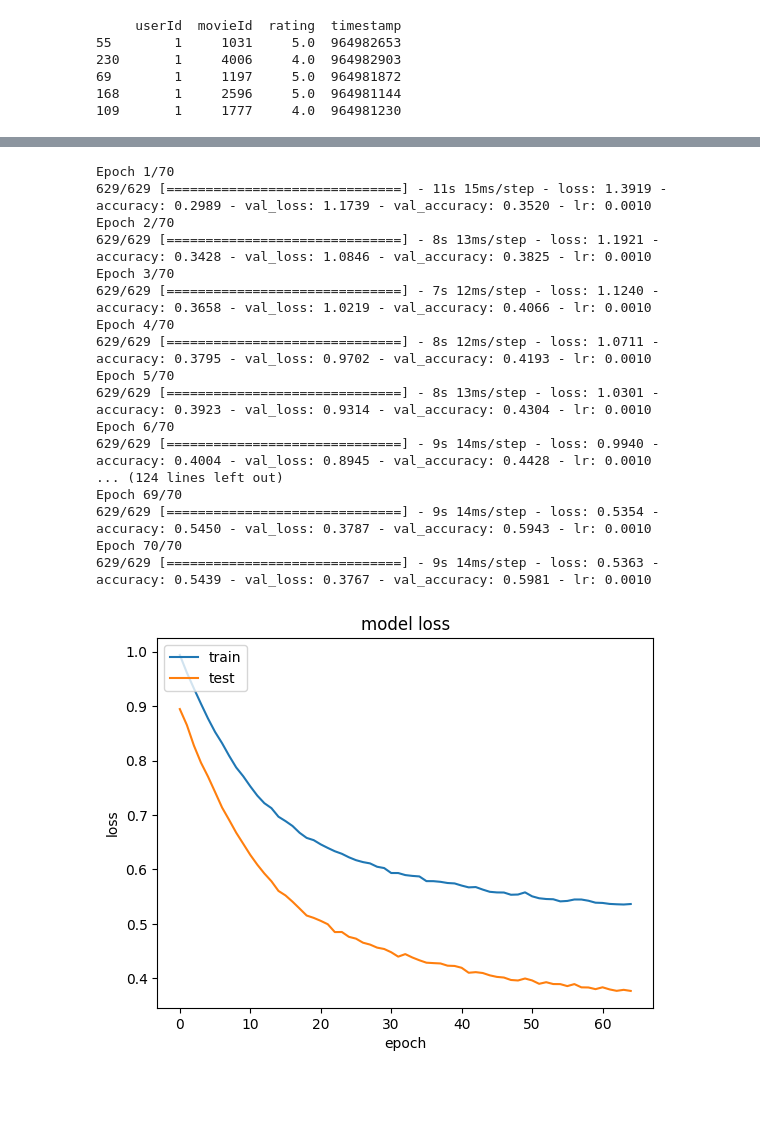
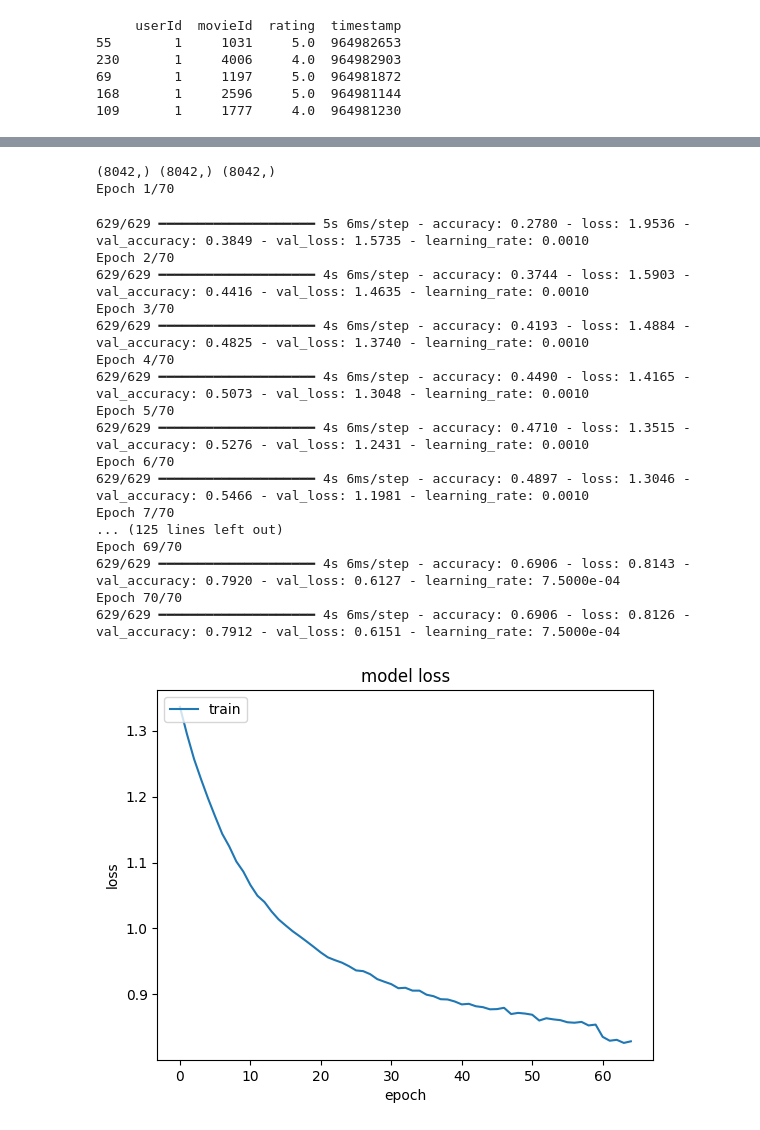
Before and after one commit to johntawfik/439-final-project, a Jupyter notebook: dnn.ipynb, the cells around one changed output, grey strips where cells are left out. Cells and saved outputs as stored; diff of their text form; code cells hidden in the pictures; blank space fills up the shorter version.

```diff
--- a/dnn.ipynb
+++ b/dnn.ipynb
@@ -70,7 +67,7 @@ test_data['movie_index'] = test_data['movieId'].map(movie_id_mapping)
 
 # Encode the ratings as class indices
 rating_values = sorted(train_data['rating'].unique())
-
+print(rating_values)
 
 X_train_array = [train_data['user_index'].values, train_data['movie_index'].values]
 y_train = train_data['rating'].values
@@ -79,11 +76,15 @@ y_test = test_data['rating'].values
 
 label_encoder = LabelEncoder()
 y_train_class = label_encoder.fit_transform(y_train)
-y_test_class = label_encoder.transform(y_test)
+y_test_class = label_encoder.fit_transform(y_test)
 
-# train_data, val_data = train_test_split(train_data, test_size=0.1, random_state=42)
-# val_data['user_index'] = val_data['userId'].map(user_id_mapping)
-# val_data['movie_index'] = val_data['movieId'].map(movie_id_mapping)
+# y_train_one_hot = torch.nn.functional.one_hot(torch.tensor(y_train_class), num_classes=len(rating_values)).float()
+# y_test_one_hot = torch.nn.functional.one_hot(torch.tensor(y_test_class), num_classes=len(rating_values)).float()
 
-# X_val_array = [val_data['user_index'].values, val_data['movie_index'].values]
-# y_val = val_data['rating'].values
+_, val_data = train_test_split(train_data, test_size=0.1, random_state=42)
+val_data['user_index'] = val_data['userId'].map(user_id_mapping)
+val_data['movie_index'] = val_data['movieId'].map(movie_id_mapping)
+
+X_val_array = [val_data['user_index'].values, val_data['movie_index'].values]
+y_val = val_data['rating'].values
+y_val_class = label_encoder.fit_transform(y_val)
@@ -141,41 +155,49 @@ model = tf.keras.models.Model(inputs=[user,movie], outputs=x)
 # model.compile(loss='binary_crossentropy', optimizer = optimizer)
 # model.compile(loss='mean_squared_error', optimizer = optimizer,metrics=['accuracy'])
 model.compile(
-    optimizer=tf.keras.optimizers.Adam(learning_rate=0.001),
+    optimizer=tf.keras.optimizers.Adam(learning_rate=1e-3),
     loss='sparse_categorical_crossentropy',
     metrics=['accuracy']
 )
 # %%
 reduce_lr = tf.keras.callbacks.ReduceLROnPlateau(monitor='val_loss', factor=0.75, patience=3, min_lr=0.000001, verbose=1)
 
-history = model.fit(x = X_train_array,y=y_train, batch_size=128, epochs=70, verbose=1,shuffle=True, validation_data=(X_val_array, y_val), callbacks=[reduce_lr])
+# print(X_train_array.T.shape, y_train.shape)
+# print(len(X_test_array), len(y_test))
+# x_train = [X_train_array[0], X_train_array[1]]
+# x_test = [X_test_array[0], X_test_array[1]]
+print(X_val_array[0].shape, X_val_array[1].shape, y_val_class.shape)
+history = model.fit(x=X_train_array, y=y_train_class, batch_size=128, epochs=70, verbose=1,shuffle=True, validation_data=(X_val_array, y_val_class), callbacks=[reduce_lr])
+# history = model.fit(x=X_train_array,y=y_train_class, batch_size=128, epochs=70, verbose=1,shuffle=True, callbacks=[reduce_lr])
 
 # without mappings loss = 1.134 accuracy = 0.3664
 # %% [output]
+(8042,) (8042,) (8042,)
 Epoch 1/70
-629/629 [==============================] - 11s 15ms/step - loss: 1.3919 - accuracy: 0.2989 - val_loss: 1.1739 - val_accuracy: 0.3520 - lr: 0.0010
-Epoch 2/70
-629/629 [==============================] - 8s 13ms/step - loss: 1.1921 - accuracy: 0.3428 - val_loss: 1.0846 - val_accuracy: 0.3825 - lr: 0.0010
-Epoch 3/70
-629/629 [==============================] - 7s 12ms/step - loss: 1.1240 - accuracy: 0.3658 - val_loss: 1.0219 - val_accuracy: 0.4066 - lr: 0.0010
-Epoch 4/70
-629/629 [==============================] - 8s 12ms/step - loss: 1.0711 - accuracy: 0.3795 - val_loss: 0.9702 - val_accuracy: 0.4193 - lr: 0.0010
-Epoch 5/70
-629/629 [==============================] - 8s 13ms/step - loss: 1.0301 - accuracy: 0.3923 - val_loss: 0.9314 - val_accuracy: 0.4304 - lr: 0.0010
-Epoch 6/70
-629/629 [==============================] - 9s 14ms/step - loss: 0.9940 - accuracy: 0.4004 - val_loss: 0.8945 - val_accuracy: 0.4428 - lr: 0.0010
-... (124 lines left out)
-Epoch 69/70
-629/629 [==============================] - 9s 14ms/step - loss: 0.5354 - accuracy: 0.5450 - val_loss: 0.3787 - val_accuracy: 0.5943 - lr: 0.0010
-Epoch 70/70
-629/629 [==============================] - 9s 14ms/step - loss: 0.5363 - accuracy: 0.5439 - val_loss: 0.3767 - val_accuracy: 0.5981 - lr: 0.0010
+629/629 ━━━━━━━━━━━━━━━━━━━━ 5s 6ms/step - accuracy: 0.2780 - loss: 1.9536 - val_accuracy: 0.3849 - val_loss: 1.5735 - learning_rate: 0.0010
+Epoch 2/70
+629/629 ━━━━━━━━━━━━━━━━━━━━ 4s 6ms/step - accuracy: 0.3744 - loss: 1.5903 - val_accuracy: 0.4416 - val_loss: 1.4635 - learning_rate: 0.0010
+Epoch 3/70
+629/629 ━━━━━━━━━━━━━━━━━━━━ 4s 6ms/step - accuracy: 0.4193 - loss: 1.4884 - val_accuracy: 0.4825 - val_loss: 1.3740 - learning_rate: 0.0010
+Epoch 4/70
+629/629 ━━━━━━━━━━━━━━━━━━━━ 4s 6ms/step - accuracy: 0.4490 - loss: 1.4165 - val_accuracy: 0.5073 - val_loss: 1.3048 - learning_rate: 0.0010
+Epoch 5/70
+629/629 ━━━━━━━━━━━━━━━━━━━━ 4s 6ms/step - accuracy: 0.4710 - loss: 1.3515 - val_accuracy: 0.5276 - val_loss: 1.2431 - learning_rate: 0.0010
+Epoch 6/70
+629/629 ━━━━━━━━━━━━━━━━━━━━ 4s 6ms/step - accuracy: 0.4897 - loss: 1.3046 - val_accuracy: 0.5466 - val_loss: 1.1981 - learning_rate: 0.0010
+Epoch 7/70
+... (125 lines left out)
+Epoch 69/70
+629/629 ━━━━━━━━━━━━━━━━━━━━ 4s 6ms/step - accuracy: 0.6906 - loss: 0.8143 - val_accuracy: 0.7920 - val_loss: 0.6127 - learning_rate: 7.5000e-04
+Epoch 70/70
+629/629 ━━━━━━━━━━━━━━━━━━━━ 4s 6ms/step - accuracy: 0.6906 - loss: 0.8126 - val_accuracy: 0.7912 - val_loss: 0.6151 - learning_rate: 7.5000e-04
 # %%
 plt.plot(history.history["loss"][5:])
-plt.plot(history.history["val_loss"][5:])
+# plt.plot(history.history["val_loss"][5:])
 plt.title("model loss")
 plt.ylabel("loss")
 plt.xlabel("epoch")
 plt.legend(["train", "test"], loc="upper left")
 plt.show()
 # %% [output]
-[figure, old version]
+[figure, new version]
```
Also changed, not shown: parts of 9 cells of this notebook.
